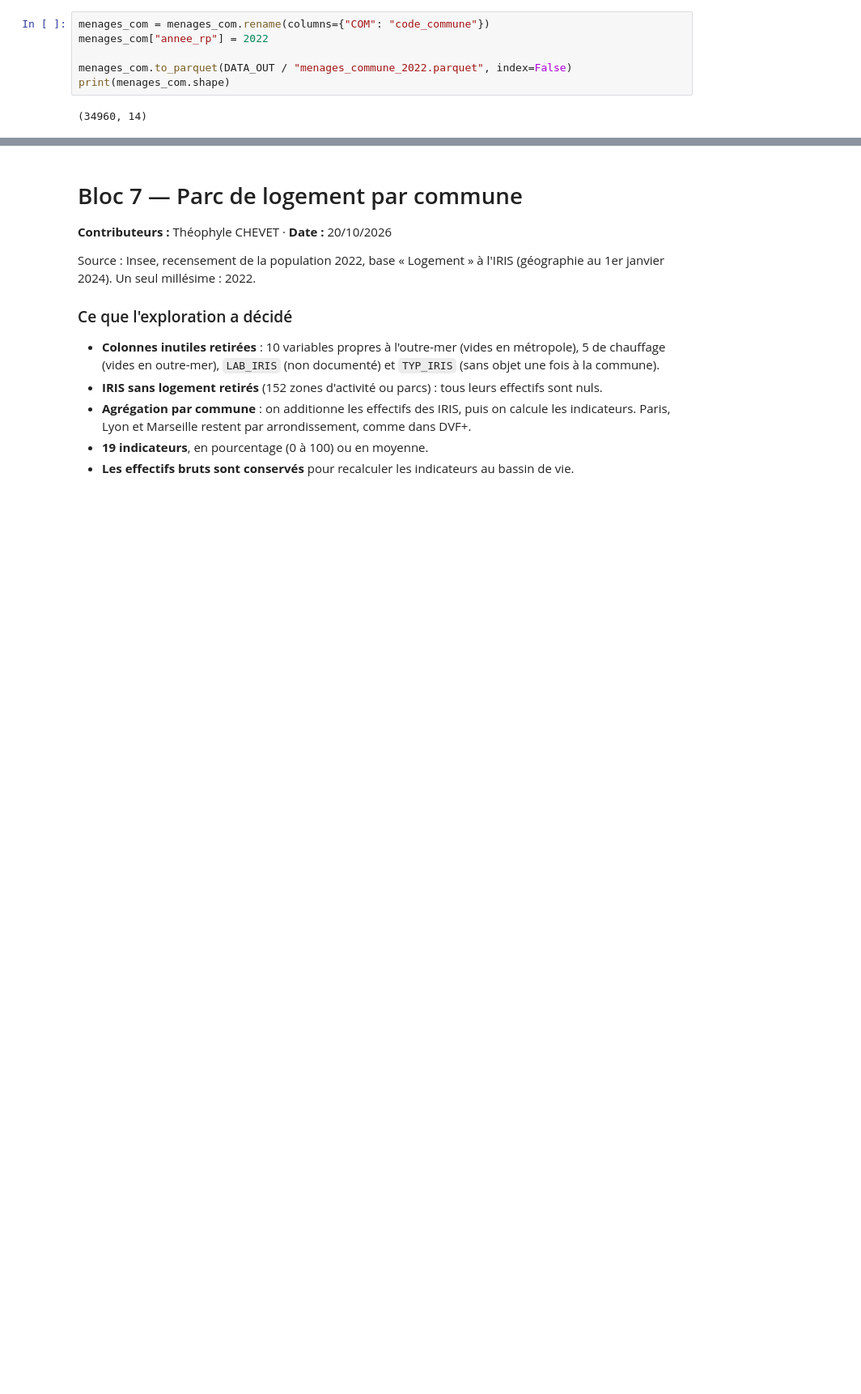
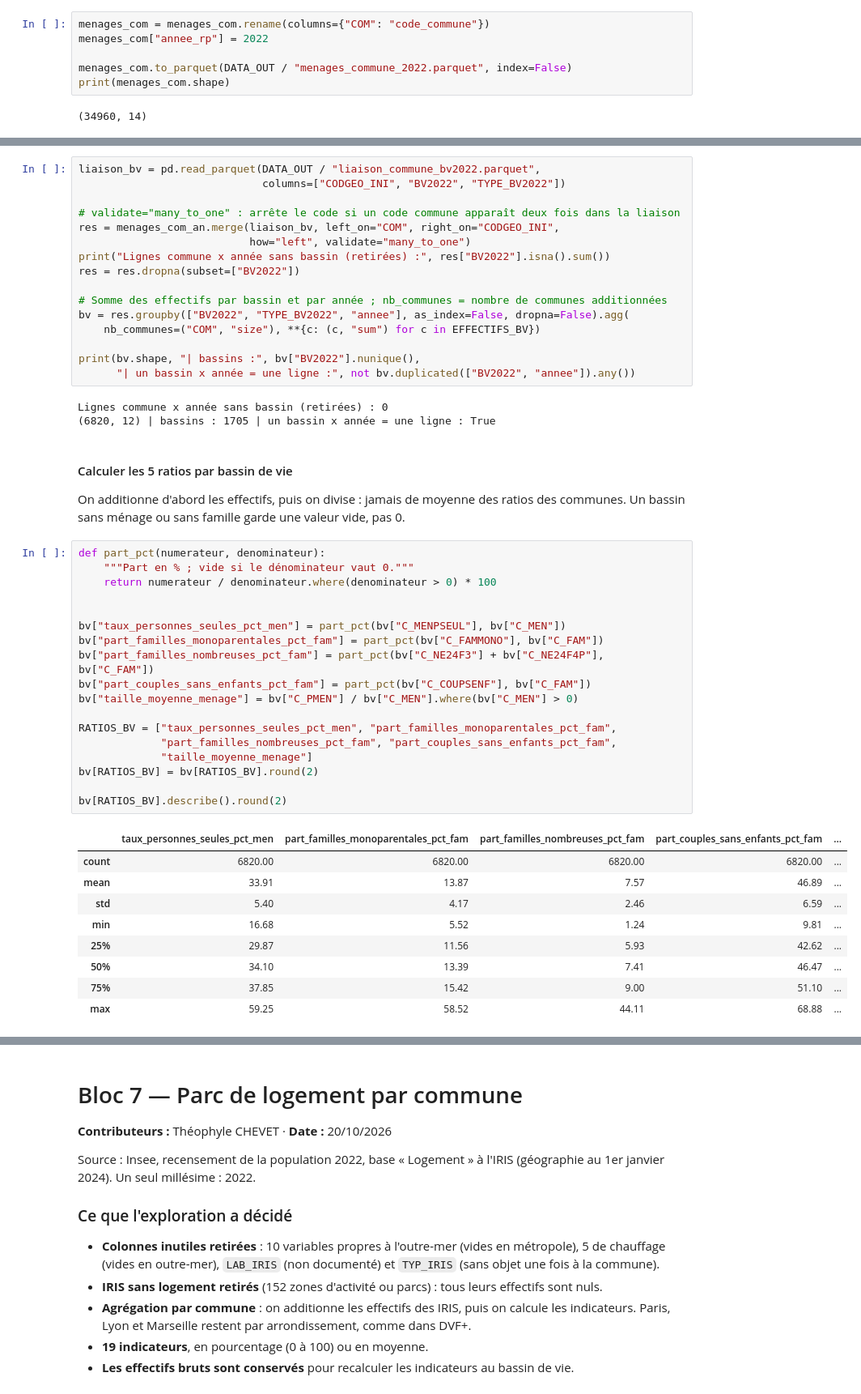
Before and after one commit to cecile-learns/projet_compagnon, a Jupyter notebook: 01_preparation/preparation.ipynb, the cells around one changed output, grey strips where cells are left out. Shown at 81% size. Saved outputs shown, nothing was run; the diff lists cells and outputs as text; blank space fills up the shorter version.

Commit message:
Notebook de préparation : bloc 6 au bassin de vie aligné sur le .py (chemins du projet, jointure, noms de ratios, Parquet)

```diff
--- a/01_preparation/preparation.ipynb
+++ b/01_preparation/preparation.ipynb
@@ -1338,0 +1117,51 @@ print(f"Export réussi -> {fichier_final}")
+# %%
+liaison_bv = pd.read_parquet(DATA_OUT / "liaison_commune_bv2022.parquet",
+                             columns=["CODGEO_INI", "BV2022", "TYPE_BV2022"])
+
+# validate="many_to_one" : arrête le code si un code commune apparaît deux fois dans la liaison
+res = menages_com_an.merge(liaison_bv, left_on="COM", right_on="CODGEO_INI",
+                           how="left", validate="many_to_one")
+print("Lignes commune x année sans bassin (retirées) :", res["BV2022"].isna().sum())
+res = res.dropna(subset=["BV2022"])
+
+# Somme des effectifs par bassin et par année ; nb_communes = nombre de communes additionnées
+bv = res.groupby(["BV2022", "TYPE_BV2022", "annee"], as_index=False, dropna=False).agg(
+    nb_communes=("COM", "size"), **{c: (c, "sum") for c in EFFECTIFS_BV})
+
+print(bv.shape, "| bassins :", bv["BV2022"].nunique(),
+      "| un bassin x année = une ligne :", not bv.duplicated(["BV2022", "annee"]).any())
+# %% [output]
+Lignes commune x année sans bassin (retirées) : 0
+(6820, 12) | bassins : 1705 | un bassin x année = une ligne : True
+# %% [markdown]
+#### Calculer les 5 ratios par bassin de vie
+
+On additionne d'abord les effectifs, puis on divise : jamais de moyenne des ratios des communes. Un bassin sans ménage ou sans famille garde une valeur vide, pas 0.
+# %%
+def part_pct(numerateur, denominateur):
+    """Part en % ; vide si le dénominateur vaut 0."""
+    return numerateur / denominateur.where(denominateur > 0) * 100
+
+
+bv["taux_personnes_seules_pct_men"] = part_pct(bv["C_MENPSEUL"], bv["C_MEN"])
+bv["part_familles_monoparentales_pct_fam"] = part_pct(bv["C_FAMMONO"], bv["C_FAM"])
+bv["part_familles_nombreuses_pct_fam"] = part_pct(bv["C_NE24F3"] + bv["C_NE24F4P"], bv["C_FAM"])
+bv["part_couples_sans_enfants_pct_fam"] = part_pct(bv["C_COUPSENF"], bv["C_FAM"])
+bv["taille_moyenne_menage"] = bv["C_PMEN"] / bv["C_MEN"].where(bv["C_MEN"] > 0)
+
+RATIOS_BV = ["taux_personnes_seules_pct_men", "part_familles_monoparentales_pct_fam",
+             "part_familles_nombreuses_pct_fam", "part_couples_sans_enfants_pct_fam",
+             "taille_moyenne_menage"]
+bv[RATIOS_BV] = bv[RATIOS_BV].round(2)
+
+bv[RATIOS_BV].describe().round(2)
+# %% [output]
+|  | taux_personnes_seules_pct_men | part_familles_monoparentales_pct_fam | part_familles_nombreuses_pct_fam | part_couples_sans_enfants_pct_fam | ... |
+| count | 6820.00 | 6820.00 | 6820.00 | 6820.00 | ... |
+| mean | 33.91 | 13.87 | 7.57 | 46.89 | ... |
+| std | 5.40 | 4.17 | 2.46 | 6.59 | ... |
+| min | 16.68 | 5.52 | 1.24 | 9.81 | ... |
+| 25% | 29.87 | 11.56 | 5.93 | 42.62 | ... |
+| 50% | 34.10 | 13.39 | 7.41 | 46.47 | ... |
+| 75% | 37.85 | 15.42 | 9.00 | 51.10 | ... |
+| max | 59.25 | 58.52 | 44.11 | 68.88 | ... |
```
Also changed, not shown: parts of 25 cells of this notebook.
